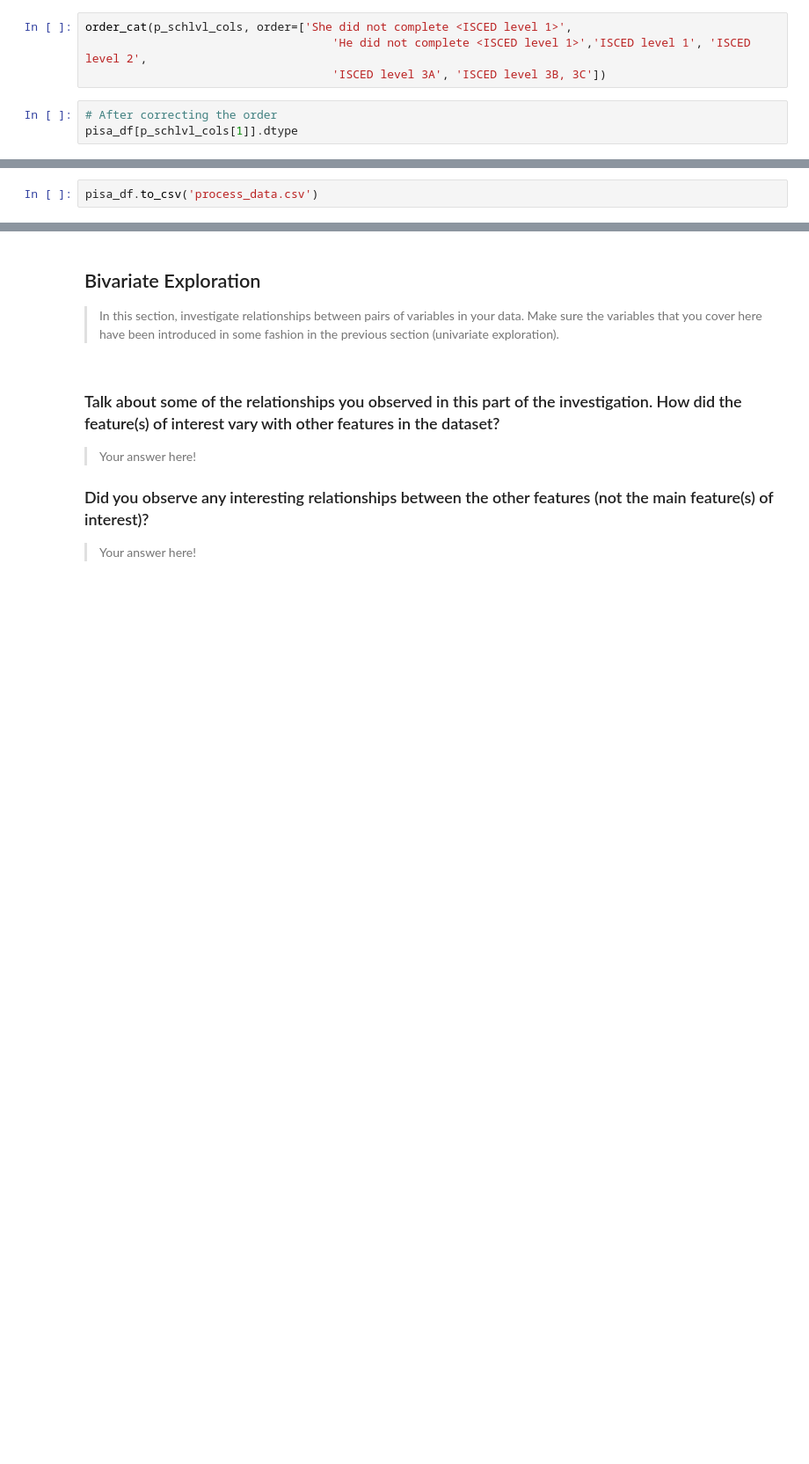
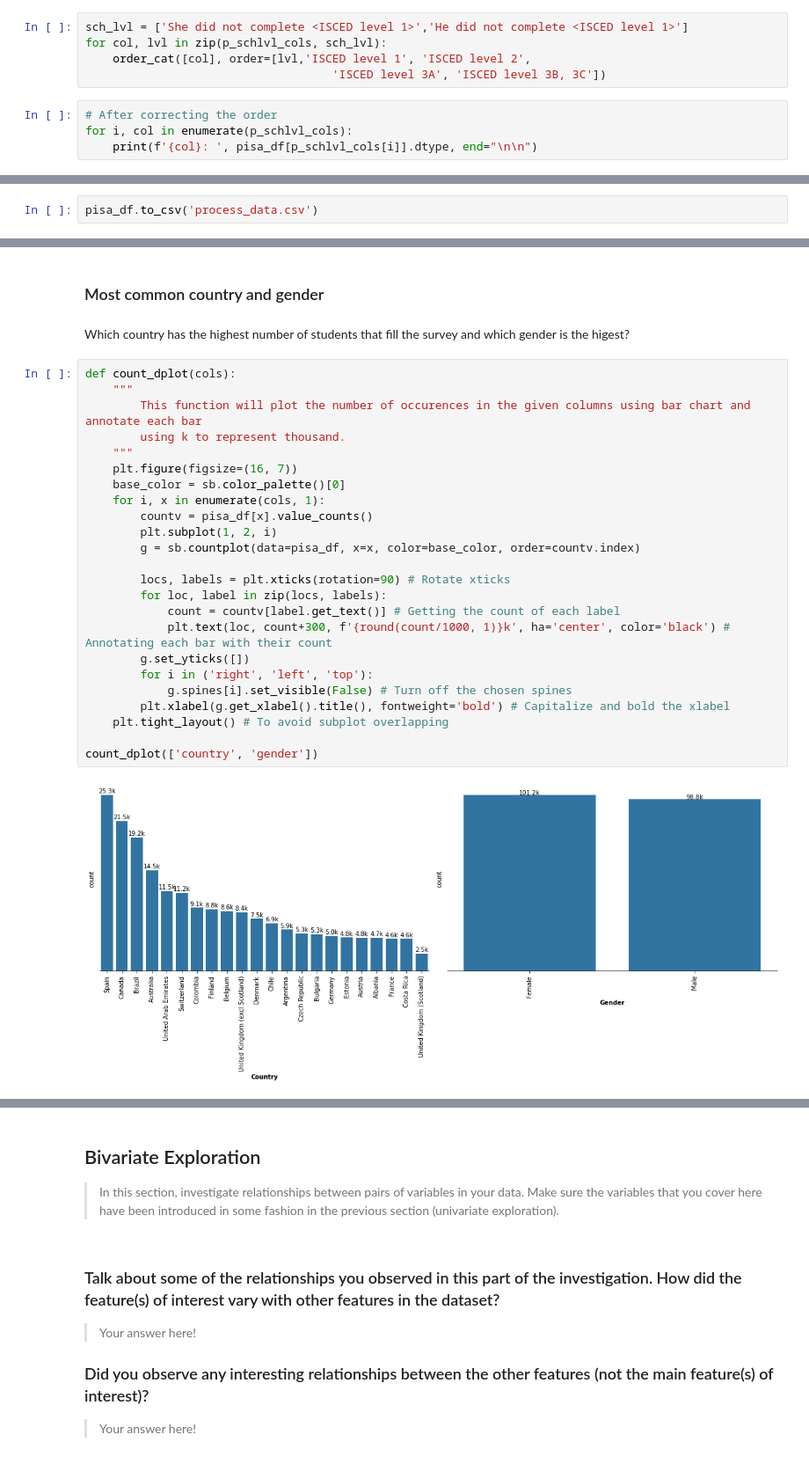
Before and after one commit to comsavvy/Students-Performance-Evaluation, a Jupyter notebook: Part_I_exploration_template.ipynb, the cells around one changed output, grey strips where cells are left out. Shown: that part at 88% size. Saved outputs shown, nothing was run; the diff lists cells and outputs as text; blank space fills up the shorter version.

```diff
--- a/Part_I_exploration_template.ipynb
+++ b/Part_I_exploration_template.ipynb
@@ -320,10 +320,12 @@ def order_cat(columns: list, order: list =None):
 # %% [markdown]
 Parent school levels should be ordered
 # %%
-order_cat(p_schlvl_cols, order=['She did not complete <ISCED level 1>',
-                                    'He did not complete <ISCED level 1>','ISCED level 1', 'ISCED level 2',
+sch_lvl = ['She did not complete <ISCED level 1>','He did not complete <ISCED level 1>']
+for col, lvl in zip(p_schlvl_cols, sch_lvl):
+    order_cat([col], order=[lvl,'ISCED level 1', 'ISCED level 2',
                                     'ISCED level 3A', 'ISCED level 3B, 3C'])
 # %%
 # After correcting the order
-pisa_df[p_schlvl_cols[1]].dtype
+for i, col in enumerate(p_schlvl_cols):
+    print(f'{col}: ', pisa_df[p_schlvl_cols[i]].dtype, end="\n\n")
 # %% [output]
@@ -487,0 +491,30 @@ and prepare yourself to look at relationships between variables.
+# %% [markdown]
+### Most common country and gender
+# %% [markdown]
+Which country has the highest number of students that fill the survey and which gender is the higest?
+# %%
+def count_dplot(cols):
+    """
+        This function will plot the number of occurences in the given columns using bar chart and annotate each bar
+        using k to represent thousand.
+    """
+    plt.figure(figsize=(16, 7))
+    base_color = sb.color_palette()[0]
+    for i, x in enumerate(cols, 1):
+        countv = pisa_df[x].value_counts()
+        plt.subplot(1, 2, i)
+        g = sb.countplot(data=pisa_df, x=x, color=base_color, order=countv.index)
+
+        locs, labels = plt.xticks(rotation=90) # Rotate xticks
+        for loc, label in zip(locs, labels):
+            count = countv[label.get_text()] # Getting the count of each label
+            plt.text(loc, count+300, f'{round(count/1000, 1)}k', ha='center', color='black') # Annotating each bar with their count
+        g.set_yticks([])
+        for i in ('right', 'left', 'top'):
+            g.spines[i].set_visible(False) # Turn off the chosen spines
+        plt.xlabel(g.get_xlabel().title(), fontweight='bold') # Capitalize and bold the xlabel
+    plt.tight_layout() # To avoid subplot overlapping
+
+count_dplot(['country', 'gender'])
+# %% [output]
+[figure, added]
```
Also changed, not shown: parts of 76 cells of this notebook.
